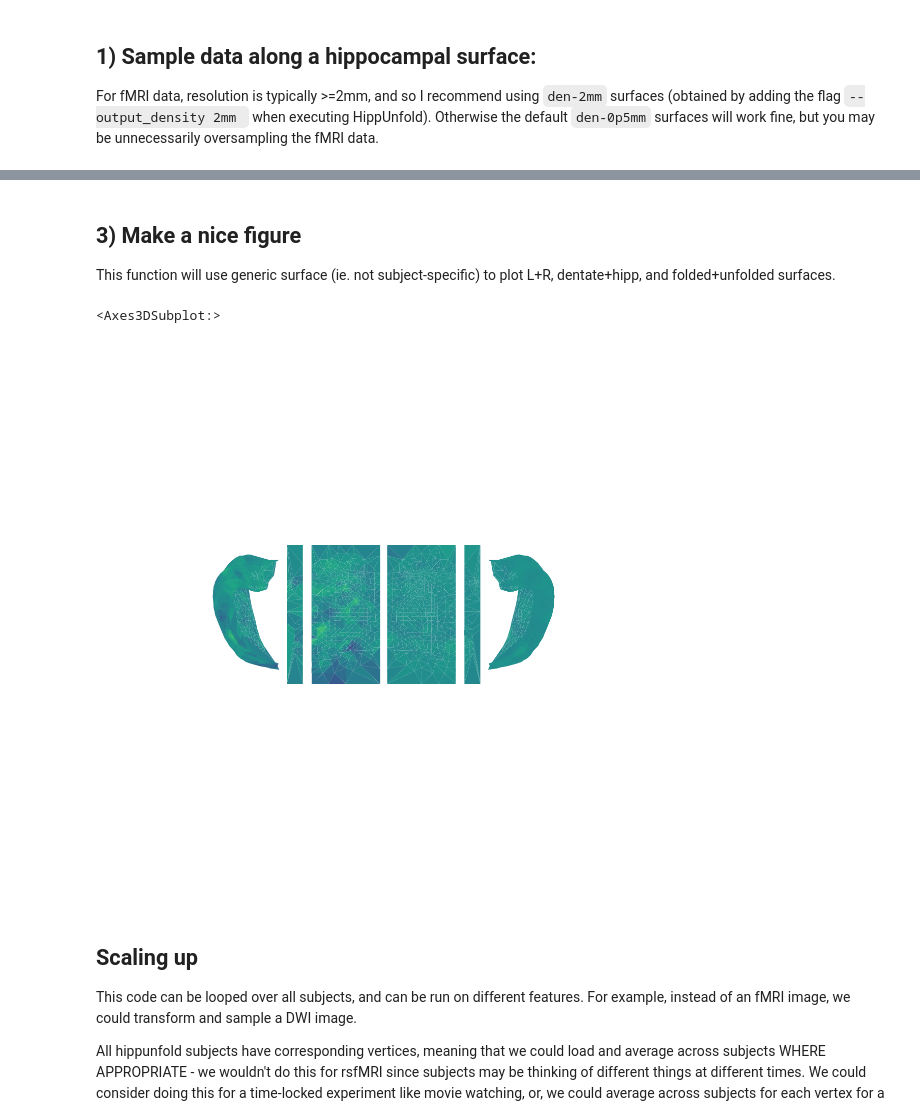
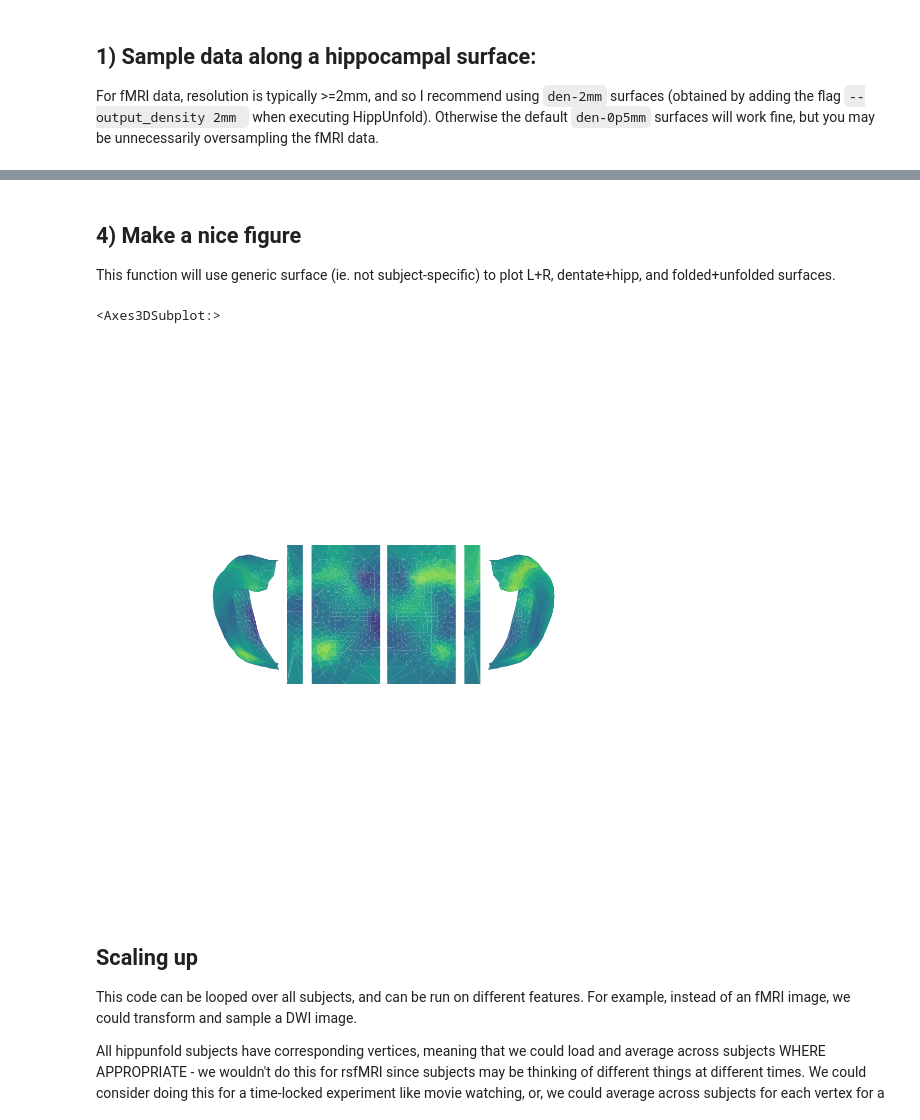
Before and after one commit to jordandekraker/hippunfold_toolbox, a Jupyter notebook: tutorial_fMRI.ipynb, the cells around one changed output, grey strips where cells are left out. Cells and saved outputs as stored; diff of their text form; code cells hidden in the pictures.

```diff
--- a/tutorial_fMRI.ipynb
+++ b/tutorial_fMRI.ipynb
@@ -38,7 +38,7 @@ ref = '/data_/mica1/01_programs/micapipe/MNI152Volumes/MNI152_T1_2mm.nii.gz'
 # apply registration to 4D fMRI data
 cmd = f' antsApplyTransforms -d 3 -e 3 '\
     f'-r {ref} '\
-    f'-i {micapipe_dir}/sub-{subject}/ses-{session}/func/volumetric/sub-{subject}_ses-{session}_space-rsfmri_desc-singleecho_clean.nii.gz '\
+    f'-i {micapipe_dir}/sub-{subject}/ses-{session}/func/volumetric/sub-{subject}_ses-{session}_space-rsfmri_desc-singleecho_mean.nii.gz '\
     f'-t {xfm1} '\
     f'-o tmp/sub-{subject}_ses-{session}_space-nativepro_rsfmri.nii.gz '
 !{cmd}
@@ -58 +64,12 @@ for h in range(len(hemi)):
+# %%
+sigma = 2 #Gaussian smoothing kernal sigma (mm)
+
+for h in range(len(hemi)):
+    for l in range(len(label)):
+        cmd = f'wb_command -metric-smoothing '\
+            f'{hippunfold_dir}/sub-{subject}/surf/sub-{subject}_hemi-{hemi[h]}_space-T1w_den-2mm_label-{label[l]}_midthickness.surf.gii '\
+            f'tmp/sub-{subject}_hemi-{hemi[h]}_space-T1w_den-2mm_label-{label[l]}_desc-rsmfri.func.gii '\
+            f'{sigma} '\
+            f'tmp/sub-{subject}_hemi-{hemi[h]}_space-T1w_den-2mm_label-{label[l]}_desc-rsmfri_smooth.func.gii'
+        !{cmd}
 # %% [markdown]
@@ -67,7 +84,7 @@ import sys
 from hippunfold_toolbox import plotting
 
 surface = nib.load(f'{hippunfold_dir}/sub-{subject}/surf/sub-{subject}_hemi-L_space-T1w_den-2mm_label-hipp_midthickness.surf.gii')
-func = nib.load(f'tmp/sub-{subject}_hemi-L_space-T1w_den-2mm_label-hipp_desc-rsmfri.func.gii')
+func = nib.load(f'tmp/sub-{subject}_hemi-L_space-T1w_den-2mm_label-hipp_desc-rsmfri_smooth.func.gii')
 
 # plot only the very first timepoint
 fig,ax = plotting.plot_gifti(surface,func.darrays[0].data)
@@ -83,24 +100,24 @@ ax.view_init(elev=-90, azim=0)
 # %% [markdown]
-## 3) Make a nice figure
+## 4) Make a nice figure
 
 This function will use generic surface (ie. not subject-specific) to plot L+R, dentate+hipp, and folded+unfolded surfaces.
 # %%
 func = []
 for h in range(len(hemi)):
     for l in range(len(label)):
-        f = nib.load(f'tmp/sub-{subject}_hemi-{hemi[h]}_space-T1w_den-2mm_label-{label[l]}_desc-rsmfri.func.gii')
+        f = nib.load(f'tmp/sub-{subject}_hemi-{hemi[h]}_space-T1w_den-2mm_label-{label[l]}_desc-rsmfri_smooth.func.gii')
         # calculate average over time
         fmean = 0
         for t in range(len(f.darrays)):
             fmean = fmean + f.darrays[t].data
         fmean = fmean/len(f.darrays)
         # concatenate data across L+R and hipp+dentate
         func = np.concatenate((func,fmean))
 fig, ax = plt.subplots(nrows=1, ncols=1, figsize=(32,20), subplot_kw={'projection': "3d"})
-plotting.surfplot_canonical_foldunfold(ax, func, den='2mm', cwindow=[-0.000005,0.000005])
+plotting.surfplot_canonical_foldunfold(ax, func, den='2mm', cwindow=[5000,10000])
 # %% [output]
 <Axes3DSubplot:>
-[figure, old version]
+[figure, new version]
 # %% [markdown]
 ## Scaling up
 
```
Also changed, not shown: parts of 4 cells of this notebook.
